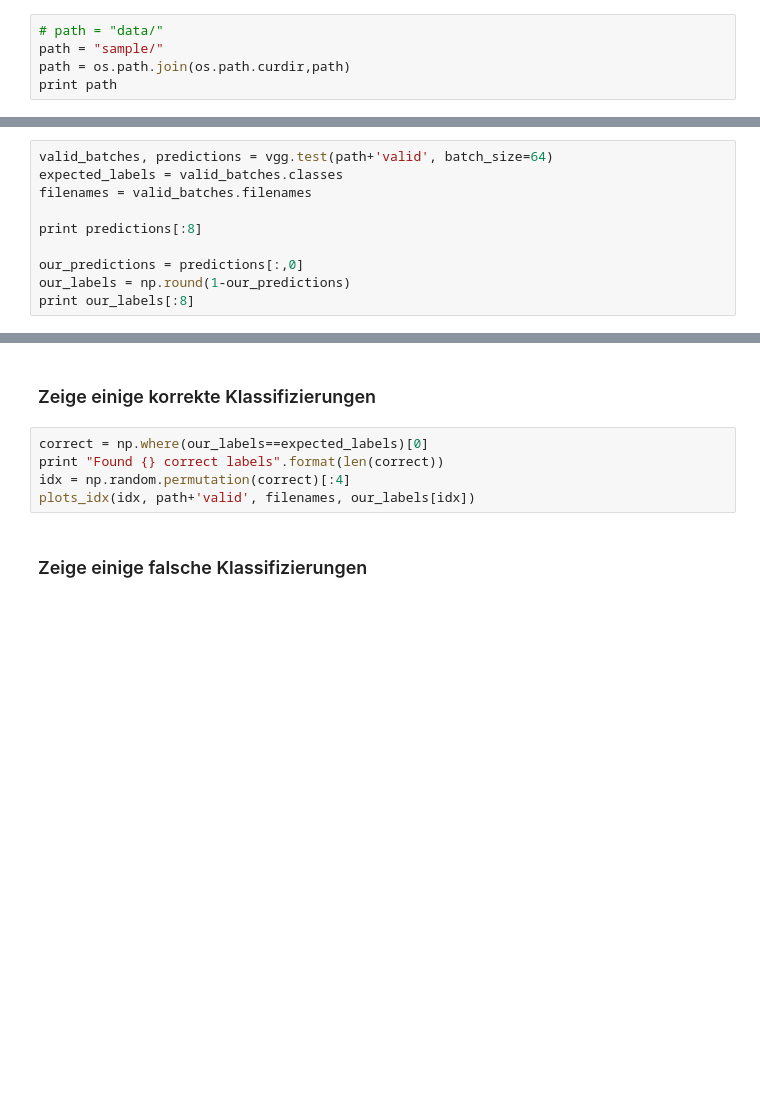
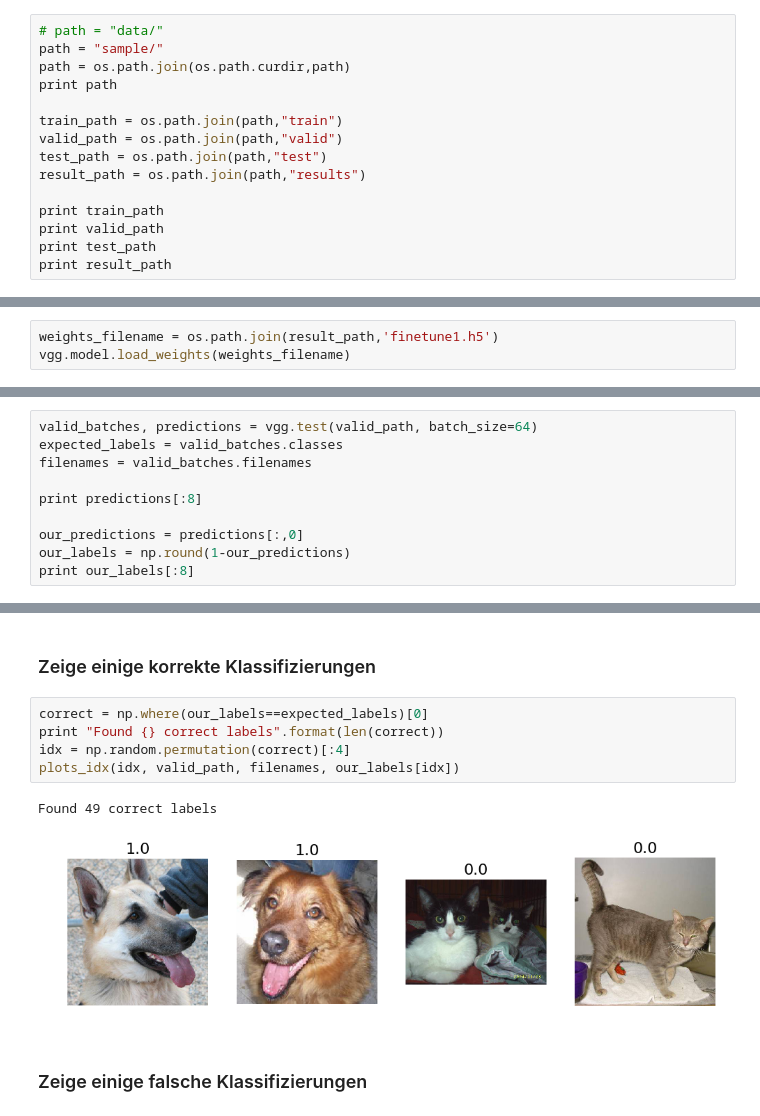
Before and after one commit to uma1966/dl-workshop, a Jupyter notebook: cats-vs-dogs.ipynb, the cells around one changed output, grey strips where cells are left out. Cells and saved outputs as stored; diff of their text form; blank space fills up the shorter version.

```diff
--- a/cats-vs-dogs.ipynb
+++ b/cats-vs-dogs.ipynb
@@ -56,3 +81,13 @@ Hier setzen wir den Pfad für die Daten, mit denen wir arbeiten wollen (also `da
 path = "sample/"
 path = os.path.join(os.path.curdir,path)
 print path
+
+train_path = os.path.join(path,"train")
+valid_path = os.path.join(path,"valid")
+test_path = os.path.join(path,"test")
+result_path = os.path.join(path,"results")
+
+print train_path
+print valid_path
+print test_path
+print result_path
@@ -157,7 +207,10 @@ vgg.model.load_weights(weights_filename)
+# %%
+weights_filename = os.path.join(result_path,'finetune1.h5')
+vgg.model.load_weights(weights_filename)
 # %% [markdown]
 Vorhersage mit den Validierungsdaten. So kennnen wir die "ground truth" und können sie mit der Vorhersage des Modells vergleichen.
 # %%
-valid_batches, predictions = vgg.test(path+'valid', batch_size=64)
+valid_batches, predictions = vgg.test(valid_path, batch_size=64)
 expected_labels = valid_batches.classes
 filenames = valid_batches.filenames
 
@@ -171,8 +235,11 @@ print our_labels[:8]
 # %%
 correct = np.where(our_labels==expected_labels)[0]
 print "Found {} correct labels".format(len(correct))
 idx = np.random.permutation(correct)[:4]
-plots_idx(idx, path+'valid', filenames, our_labels[idx])
+plots_idx(idx, valid_path, filenames, our_labels[idx])
+# %% [output]
+Found 49 correct labels
+[figure, added]
 # %% [markdown]
 ### Zeige einige falsche Klassifizierungen
 # %%
```
Also changed, not shown: parts of 49 cells of this notebook.
